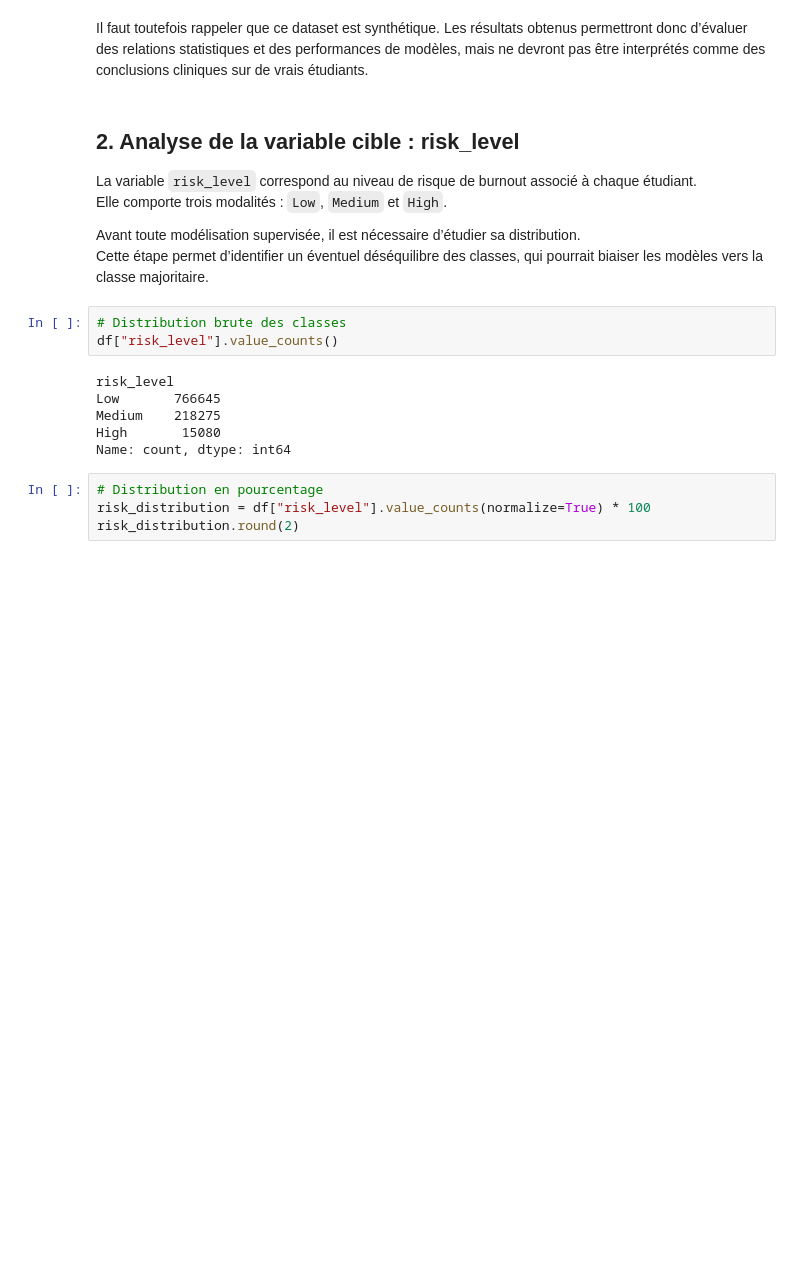
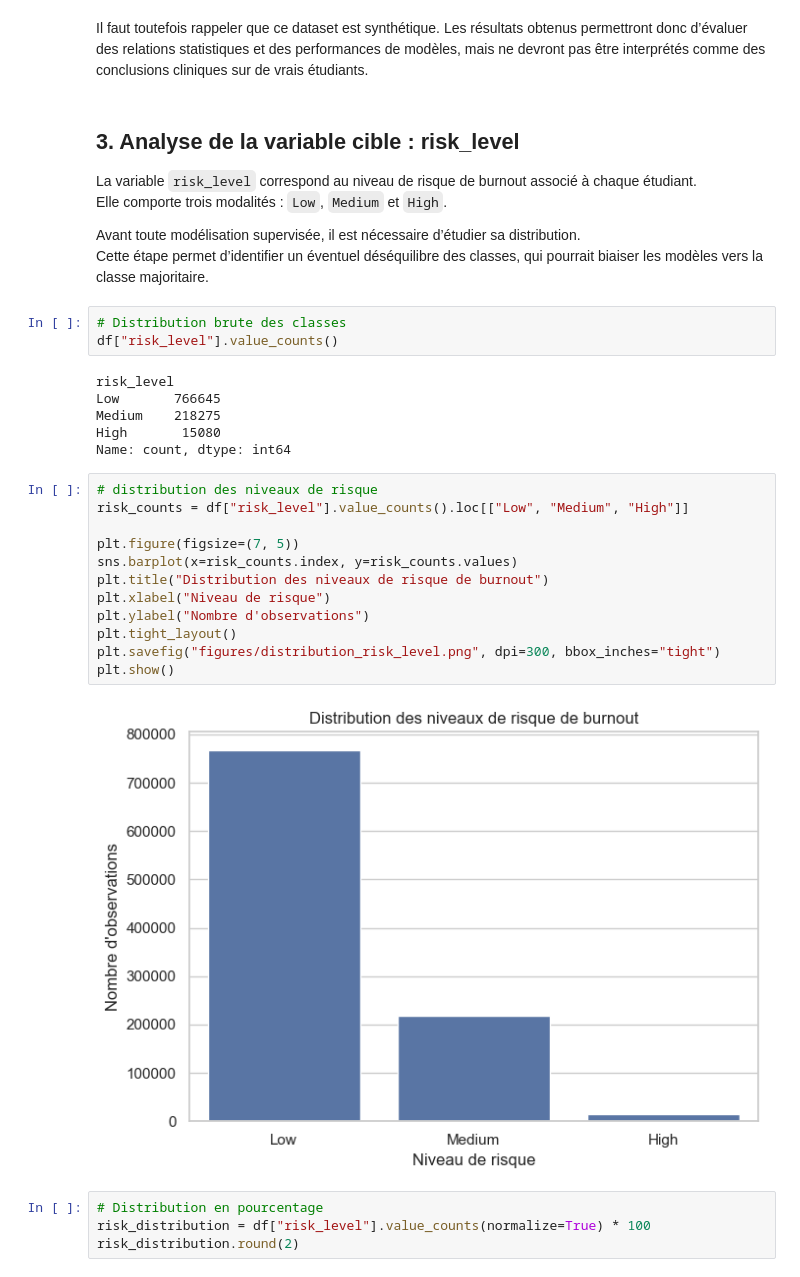
Before and after one commit to bouyaka34/memoires2, a Jupyter notebook: burnout_student_analysis.ipynb, the cells around one changed output. Cells and saved outputs as stored; diff of their text form; blank space fills up the shorter version.

```diff
--- a/burnout_student_analysis.ipynb
+++ b/burnout_student_analysis.ipynb
@@ -185,7 +171,7 @@ Enfin, aucune valeur manquante n’est détectée dans le dataset. Cette absence
 # %% [markdown]
 Il faut toutefois rappeler que ce dataset est synthétique. Les résultats obtenus permettront donc d’évaluer des relations statistiques et des performances de modèles, mais ne devront pas être interprétés comme des conclusions cliniques sur de vrais étudiants.
 # %% [markdown]
-## 2. Analyse de la variable cible : risk_level
+## 3. Analyse de la variable cible : risk_level
 
 La variable `risk_level` correspond au niveau de risque de burnout associé à chaque étudiant.
 Elle comporte trois modalités : `Low`, `Medium` et `High`.
@@ -201,6 +187,20 @@ Low       766645
 Medium    218275
 High       15080
 Name: count, dtype: int64
+# %%
+# distribution des niveaux de risque
+risk_counts = df["risk_level"].value_counts().loc[["Low", "Medium", "High"]]
+
+plt.figure(figsize=(7, 5))
+sns.barplot(x=risk_counts.index, y=risk_counts.values)
+plt.title("Distribution des niveaux de risque de burnout")
+plt.xlabel("Niveau de risque")
+plt.ylabel("Nombre d'observations")
+plt.tight_layout()
+plt.savefig("figures/distribution_risk_level.png", dpi=300, bbox_inches="tight")
+plt.show()
+# %% [output]
+[figure, added]
 # %%
 # Distribution en pourcentage
 risk_distribution = df["risk_level"].value_counts(normalize=True) * 100
```
Also changed, not shown: parts of 28 cells of this notebook.
